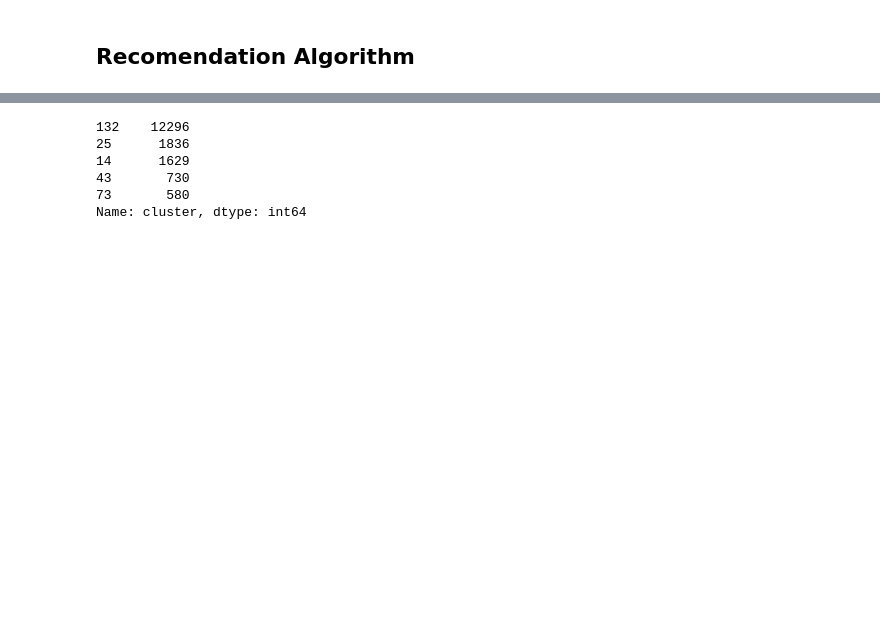
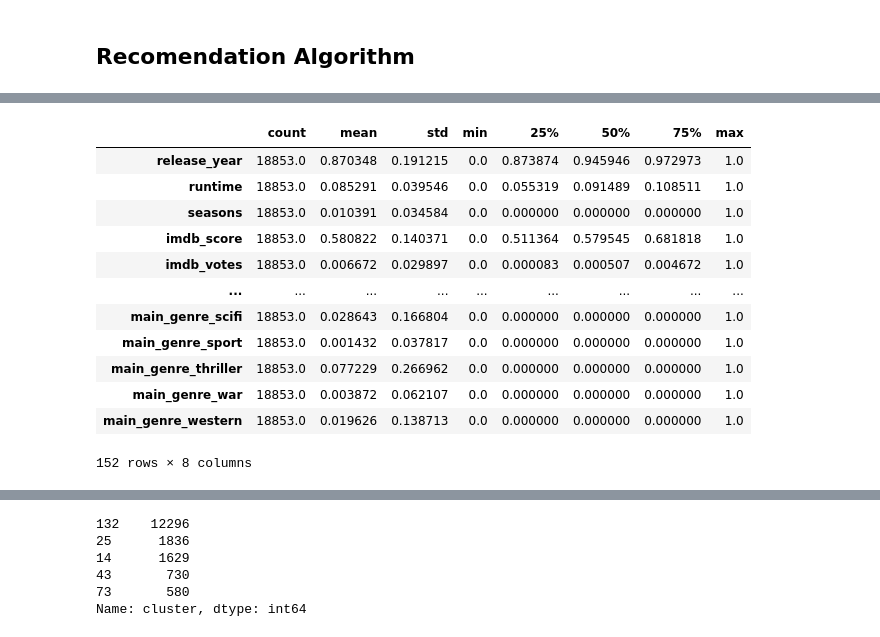
Before and after one commit to ARRamanathan/ProgrammingforAI, a Jupyter notebook: Code.ipynb, the cells around one changed output, grey strips where cells are left out. Saved outputs shown, nothing was run; the diff lists cells and outputs as text; code cells hidden in the pictures; blank space fills up the shorter version.

```diff
--- a/Code.ipynb
+++ b/Code.ipynb
@@ -405,0 +412,9 @@ pycaret_df = df_movies.loc[:, ['runtime', 'seasons', 'imdb_score', 'imdb_votes',
+# %%
+var_df.drop(['description', 'age_certification', 'char_name',	'character',	'role',	'dataset_name'], axis=1, inplace=True)
+# %%
+var_df['production_countries'] = var_df['production_countries'].str.replace(r"[", '').str.replace(r"'", '').str.replace(r"]", '')
+var_df['lead_prod_country'] = var_df['production_countries'].str.split(',').str[0]
+
+# Let's also add a number of countries, envolved in movie making, so that we save a little more data
+var_df['prod_countries_cnt'] = var_df['production_countries'].str.split(',').str.len()
+var_df.lead_prod_country = var_df.lead_prod_country.replace('', np.nan)
@@ -405,0 +427,19 @@ pycaret_df = df_movies.loc[:, ['runtime', 'seasons', 'imdb_score', 'imdb_votes',
+# %%
+scaler = MinMaxScaler()
+df_scaled = scaler.fit_transform(var_df_dum)
+df_scaled = pd.DataFrame(df_scaled, columns=[var_df_dum.columns])
+df_scaled.describe().T
+# %% [output]
+|  | count | mean | std | min | 25% | 50% | 75% | max |
+| release_year | 18853.0 | 0.870348 | 0.191215 | 0.0 | 0.873874 | 0.945946 | 0.972973 | 1.0 |
+| runtime | 18853.0 | 0.085291 | 0.039546 | 0.0 | 0.055319 | 0.091489 | 0.108511 | 1.0 |
+| seasons | 18853.0 | 0.010391 | 0.034584 | 0.0 | 0.000000 | 0.000000 | 0.000000 | 1.0 |
+| imdb_score | 18853.0 | 0.580822 | 0.140371 | 0.0 | 0.511364 | 0.579545 | 0.681818 | 1.0 |
+| imdb_votes | 18853.0 | 0.006672 | 0.029897 | 0.0 | 0.000083 | 0.000507 | 0.004672 | 1.0 |
+| ... | ... | ... | ... | ... | ... | ... | ... | ... |
+| main_genre_scifi | 18853.0 | 0.028643 | 0.166804 | 0.0 | 0.000000 | 0.000000 | 0.000000 | 1.0 |
+| main_genre_sport | 18853.0 | 0.001432 | 0.037817 | 0.0 | 0.000000 | 0.000000 | 0.000000 | 1.0 |
+| main_genre_thriller | 18853.0 | 0.077229 | 0.266962 | 0.0 | 0.000000 | 0.000000 | 0.000000 | 1.0 |
+| main_genre_war | 18853.0 | 0.003872 | 0.062107 | 0.0 | 0.000000 | 0.000000 | 0.000000 | 1.0 |
+| main_genre_western | 18853.0 | 0.019626 | 0.138713 | 0.0 | 0.000000 | 0.000000 | 0.000000 | 1.0 |
+152 rows × 8 columns
```
Also changed, not shown: parts of 35 cells of this notebook.
